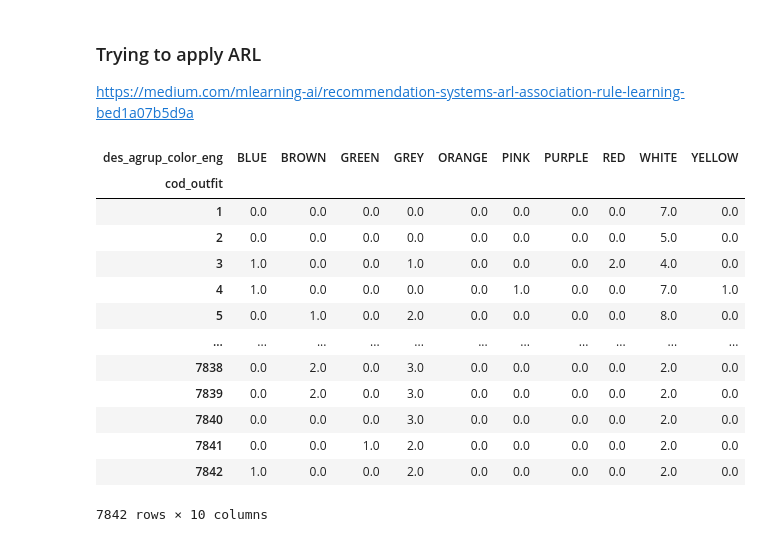
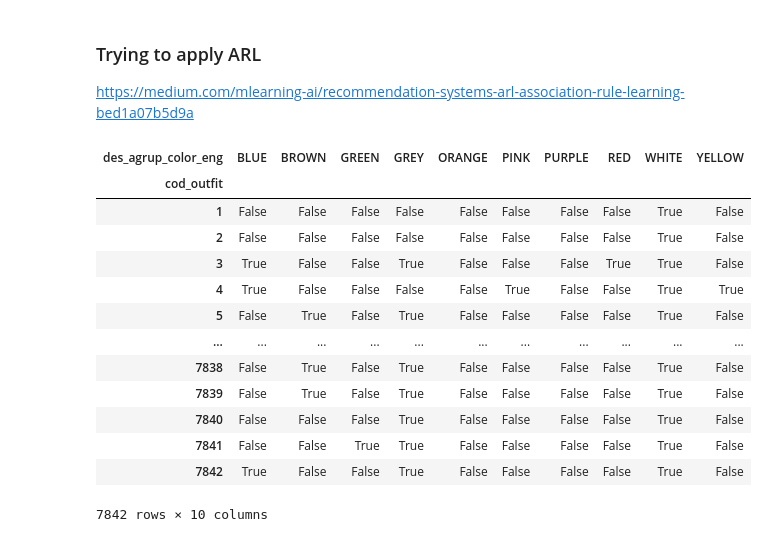
Before and after one commit to guzmanalejandro/datathon-2023-mango-ub, a Jupyter notebook: dataset_analysis.ipynb, the cells around one changed output. Drawn from its saved outputs; the diff is of its cells as text; code cells hidden in the pictures.

```diff
--- a/dataset_analysis.ipynb
+++ b/dataset_analysis.ipynb
@@ -97,24 +97,23 @@ Name: count, dtype: int64
 https://medium.com/mlearning-ai/recommendation-systems-arl-association-rule-learning-bed1a07b5d9a
 # %%
 # Get the COLOR counts for each outfit
-pivot_outfit_colors = merged_data.groupby(['cod_outfit', 'des_agrup_color_eng'])['des_agrup_color_eng'].count().unstack().fillna(0).apply(lambda x: 1 if x >= 0.0 else 0)
 # pivot_outfit_colors = pd.pivot_table(merged_data[['cod_outfit', 'cod_color_code', 'des_agrup_color_eng']], index=['cod_outfit'], columns=['des_agrup_color_eng'], aggfunc="count", fill_value = 0.0)
-
-pivot_outfit_colors
+outfit_color_counts = merged_data.groupby(['cod_outfit', 'des_agrup_color_eng'])['des_agrup_color_eng'].count().unstack().fillna(0).map(lambda x: x > 0.0)
+outfit_color_counts
 # %% [output]
 | des_agrup_color_eng | BLUE | BROWN | GREEN | GREY | ORANGE | PINK | PURPLE | RED | WHITE | YELLOW |
 | cod_outfit |  |  |  |  |  |  |  |  |  |  |
-| 1 | 0.0 | 0.0 | 0.0 | 0.0 | 0.0 | 0.0 | 0.0 | 0.0 | 7.0 | 0.0 |
-| 2 | 0.0 | 0.0 | 0.0 | 0.0 | 0.0 | 0.0 | 0.0 | 0.0 | 5.0 | 0.0 |
-| 3 | 1.0 | 0.0 | 0.0 | 1.0 | 0.0 | 0.0 | 0.0 | 2.0 | 4.0 | 0.0 |
-| 4 | 1.0 | 0.0 | 0.0 | 0.0 | 0.0 | 1.0 | 0.0 | 0.0 | 7.0 | 1.0 |
-| 5 | 0.0 | 1.0 | 0.0 | 2.0 | 0.0 | 0.0 | 0.0 | 0.0 | 8.0 | 0.0 |
+| 1 | False | False | False | False | False | False | False | False | True | False |
+| 2 | False | False | False | False | False | False | False | False | True | False |
+| 3 | True | False | False | True | False | False | False | True | True | False |
+| 4 | True | False | False | False | False | True | False | False | True | True |
+| 5 | False | True | False | True | False | False | False | False | True | False |
 | ... | ... | ... | ... | ... | ... | ... | ... | ... | ... | ... |
-| 7838 | 0.0 | 2.0 | 0.0 | 3.0 | 0.0 | 0.0 | 0.0 | 0.0 | 2.0 | 0.0 |
-| 7839 | 0.0 | 2.0 | 0.0 | 3.0 | 0.0 | 0.0 | 0.0 | 0.0 | 2.0 | 0.0 |
-| 7840 | 0.0 | 0.0 | 0.0 | 3.0 | 0.0 | 0.0 | 0.0 | 0.0 | 2.0 | 0.0 |
-| 7841 | 0.0 | 0.0 | 1.0 | 2.0 | 0.0 | 0.0 | 0.0 | 0.0 | 2.0 | 0.0 |
-| 7842 | 1.0 | 0.0 | 0.0 | 2.0 | 0.0 | 0.0 | 0.0 | 0.0 | 2.0 | 0.0 |
+| 7838 | False | True | False | True | False | False | False | False | True | False |
+| 7839 | False | True | False | True | False | False | False | False | True | False |
+| 7840 | False | False | False | True | False | False | False | False | True | False |
+| 7841 | False | False | True | True | False | False | False | False | True | False |
+| 7842 | True | False | False | True | False | False | False | False | True | False |
 7842 rows × 10 columns
 # %%
 from mlxtend.frequent_patterns import apriori, association_rules
```
Also changed, not shown: parts of 3 cells of this notebook, 2 other files.
